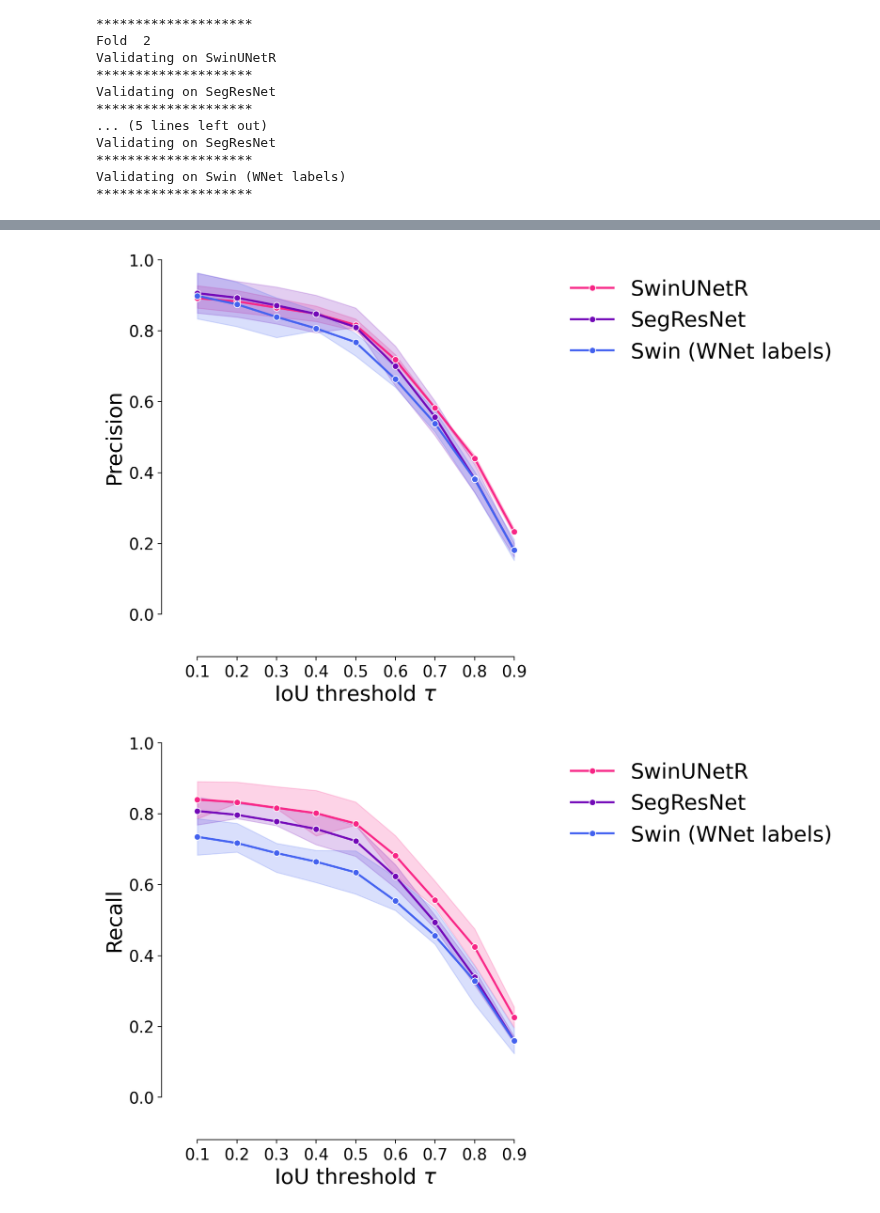
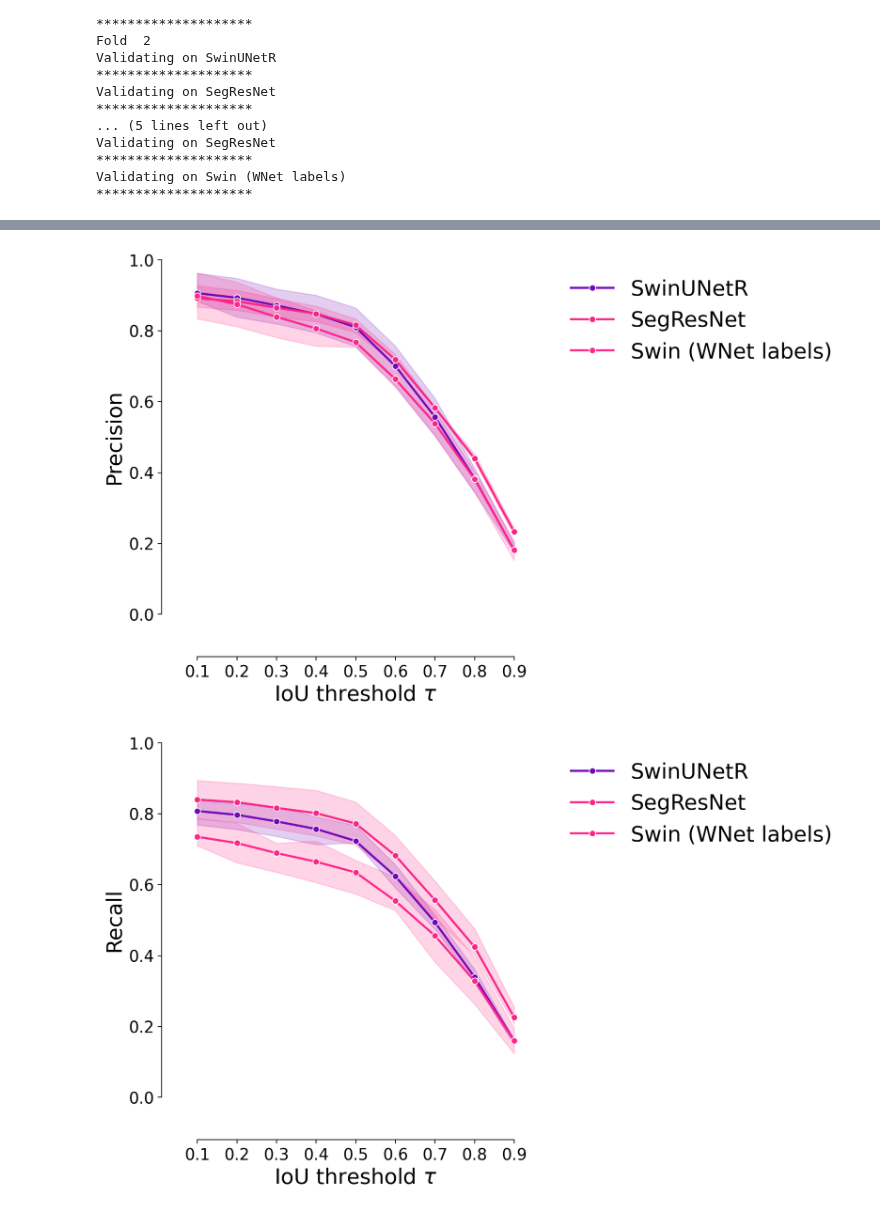
Before and after one commit to C-Achard/cellseg3d-figures, a Jupyter notebook: book/fig2-e-unsupervised-retrain/unsupervised_retrain.ipynb, the cells around one changed output, grey strips where cells are left out. Saved outputs shown, nothing was run; the diff lists cells and outputs as text; code cells hidden in the pictures.

```diff
--- a/book/fig2-e-unsupervised-retrain/unsupervised_retrain.ipynb
+++ b/book/fig2-e-unsupervised-retrain/unsupervised_retrain.ipynb
@@ -127,18 +127,21 @@ for i in range(len(fold_paths)):
 taus = [0.1, 0.2, 0.3, 0.4, 0.5, 0.6, 0.7, 0.8, 0.9]
 
 predictions = [
+   segresnet_instance,
    swin_instance,
-   segresnet_instance,
+   swin_wnet_instance
 #    cellpose_predictions,
 #    stardist_predictions,
-   swin_wnet_instance
    ]
-names = ["SwinUNetR",
-         "SegResNet",
-        #  "Cellpose",
-        #  "Stardist",
-         "Swin (WNet labels)"
-         ]
+names = [
+    "SwinUNetR",
+    "SegResNet",
+    "Swin (WNet labels)"
+    #  "Cellpose",
+    #  "Stardist",
+    ]
+swin_darker,_ = get_shades(COLORMAP[3])
+CUSTOM_CMAP = [COLORMAP[2], COLORMAP[3], swin_darker]
 
 model_stats = []
 model_ref_name = []
@@ -200,19 +203,19 @@ df
 |  |  | 0.9 | iou | 4309 | 1235 | 5674 | 0.222763 | 0.178752 | 0.110091 | 0.198346 | ... |
 81 rows × 14 columns
 # %%
-plot_stat_comparison_fold(df, stat="precision")
+plot_stat_comparison_fold(df, stat="precision", colormap=CUSTOM_CMAP)
 if SAVE_PLOTS_AS_PNG:
     plt.savefig( "precision_comparison.png", bbox_inches="tight")
 if SAVE_PLOTS_AS_SVG:
     plt.savefig( "precision_comparison.svg", bbox_inches="tight")
 # %% [output]
-[figure, old version]
+[figure, new version]
 # %%
-plot_stat_comparison_fold(df, stat="recall")
+plot_stat_comparison_fold(df, stat="recall", colormap=CUSTOM_CMAP)
 if SAVE_PLOTS_AS_PNG:
     plt.savefig( "recall_comparison.png")
 if SAVE_PLOTS_AS_SVG:
     plt.savefig( "recall_comparison.svg", bbox_inches="tight")
 # %% [output]
-[figure, old version]
+[figure, new version]
 # %%
```
Also changed, not shown: parts of 3 cells of this notebook, 4 other files.
